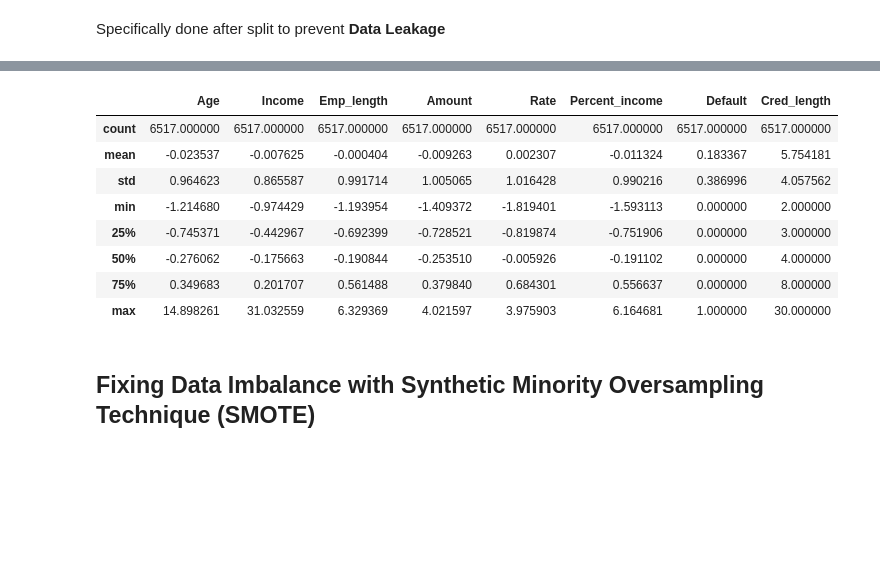
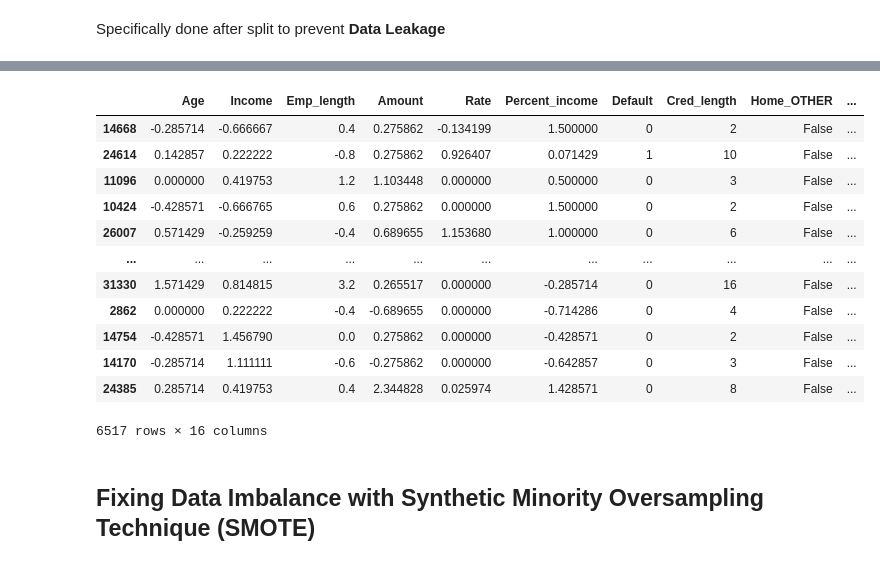
Before and after one commit to stefanmills/blossomstreamlit, a Jupyter notebook: Credit_Risk_Hackaton_ML.ipynb, the cells around one changed output, grey strips where cells are left out. Drawn from its saved outputs; the diff is of its cells as text; code cells hidden in the pictures; blank space fills up the shorter version.

Commit message:
Add files via upload
updated with RobustScaler

```diff
--- a/Credit_Risk_Hackaton_ML.ipynb
+++ b/Credit_Risk_Hackaton_ML.ipynb
@@ -566,7 +575,7 @@ plt.show()
 # %% [markdown]
  Specifically done after split to prevent <b>Data Leakage<b>
 # %%
-scaler=StandardScaler()
+scaler=RobustScaler()
 
 #Do your scaling after split to prevent infromation leakage
 numerical_features = ['Age', 'Income', 'Emp_length', 'Amount', 'Rate', 'Percent_income']
@@ -589,15 +586,19 @@ X_train.describe()
 # %%
-X_test.describe()
+X_test
 # %% [output]
-|  | Age | Income | Emp_length | Amount | Rate | Percent_income | Default | Cred_length |
-| count | 6517.000000 | 6517.000000 | 6517.000000 | 6517.000000 | 6517.000000 | 6517.000000 | 6517.000000 | 6517.000000 |
-| mean | -0.023537 | -0.007625 | -0.000404 | -0.009263 | 0.002307 | -0.011324 | 0.183367 | 5.754181 |
-| std | 0.964623 | 0.865587 | 0.991714 | 1.005065 | 1.016428 | 0.990216 | 0.386996 | 4.057562 |
-| min | -1.214680 | -0.974429 | -1.193954 | -1.409372 | -1.819401 | -1.593113 | 0.000000 | 2.000000 |
-| 25% | -0.745371 | -0.442967 | -0.692399 | -0.728521 | -0.819874 | -0.751906 | 0.000000 | 3.000000 |
-| 50% | -0.276062 | -0.175663 | -0.190844 | -0.253510 | -0.005926 | -0.191102 | 0.000000 | 4.000000 |
-| 75% | 0.349683 | 0.201707 | 0.561488 | 0.379840 | 0.684301 | 0.556637 | 0.000000 | 8.000000 |
-| max | 14.898261 | 31.032559 | 6.329369 | 4.021597 | 3.975903 | 6.164681 | 1.000000 | 30.000000 |
+|  | Age | Income | Emp_length | Amount | Rate | Percent_income | Default | Cred_length | Home_OTHER | ... |
+| 14668 | -0.285714 | -0.666667 | 0.4 | 0.275862 | -0.134199 | 1.500000 | 0 | 2 | False | ... |
+| 24614 | 0.142857 | 0.222222 | -0.8 | 0.275862 | 0.926407 | 0.071429 | 1 | 10 | False | ... |
+| 11096 | 0.000000 | 0.419753 | 1.2 | 1.103448 | 0.000000 | 0.500000 | 0 | 3 | False | ... |
+| 10424 | -0.428571 | -0.666765 | 0.6 | 0.275862 | 0.000000 | 1.500000 | 0 | 2 | False | ... |
+| 26007 | 0.571429 | -0.259259 | -0.4 | 0.689655 | 1.153680 | 1.000000 | 0 | 6 | False | ... |
+| ... | ... | ... | ... | ... | ... | ... | ... | ... | ... | ... |
+| 31330 | 1.571429 | 0.814815 | 3.2 | 0.265517 | 0.000000 | -0.285714 | 0 | 16 | False | ... |
+| 2862 | 0.000000 | 0.222222 | -0.4 | -0.689655 | 0.000000 | -0.714286 | 0 | 4 | False | ... |
+| 14754 | -0.428571 | 1.456790 | 0.0 | 0.275862 | 0.000000 | -0.428571 | 0 | 2 | False | ... |
+| 14170 | -0.285714 | 1.111111 | -0.6 | -0.275862 | 0.000000 | -0.642857 | 0 | 3 | False | ... |
+| 24385 | 0.285714 | 0.419753 | 0.4 | 2.344828 | 0.025974 | 1.428571 | 0 | 8 | False | ... |
+6517 rows × 16 columns
 # %% [markdown]
 ## Fixing Data Imbalance with Synthetic Minority Oversampling Technique (SMOTE)
 # %%
```
Also changed, not shown: parts of 8 cells of this notebook.
